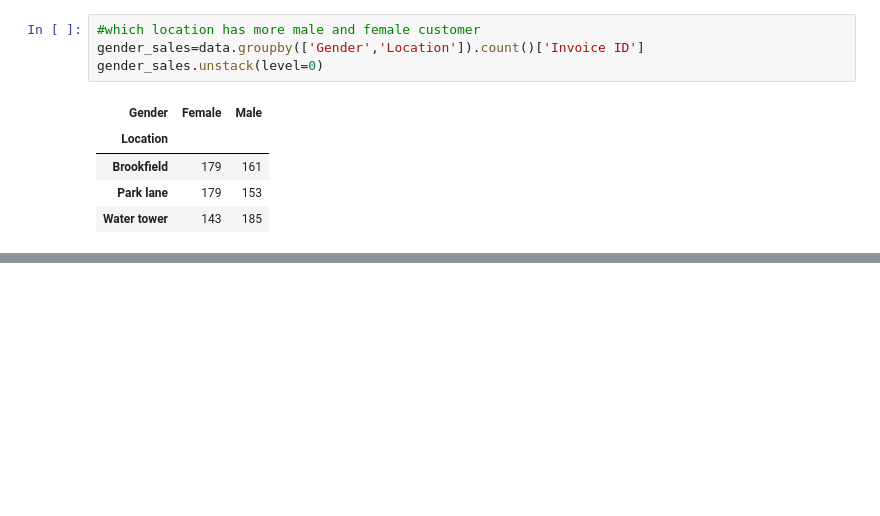
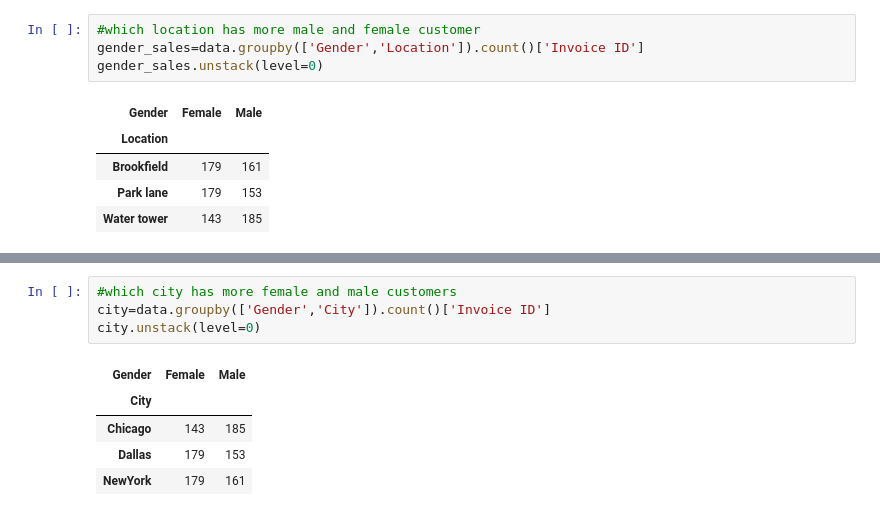
Before and after one commit to Joshi-kv/Sales_Analysis, a Jupyter notebook: supermarket_sales_analysis.ipynb, the cells around one changed output, grey strips where cells are left out. Cells and saved outputs as stored; diff of their text form; blank space fills up the shorter version.

```diff
--- a/supermarket_sales_analysis.ipynb
+++ b/supermarket_sales_analysis.ipynb
@@ -252,0 +250,10 @@ city=data.groupby(['Gender','City']).count()['Invooice ID']
+# %%
+#which city has more female and male customers
+city=data.groupby(['Gender','City']).count()['Invoice ID']
+city.unstack(level=0)
+# %% [output]
+| Gender | Female | Male |
+| City |  |  |
+| Chicago | 143 | 185 |
+| Dallas | 179 | 153 |
+| NewYork | 179 | 161 |
```
Also changed, not shown: parts of 19 cells of this notebook.
